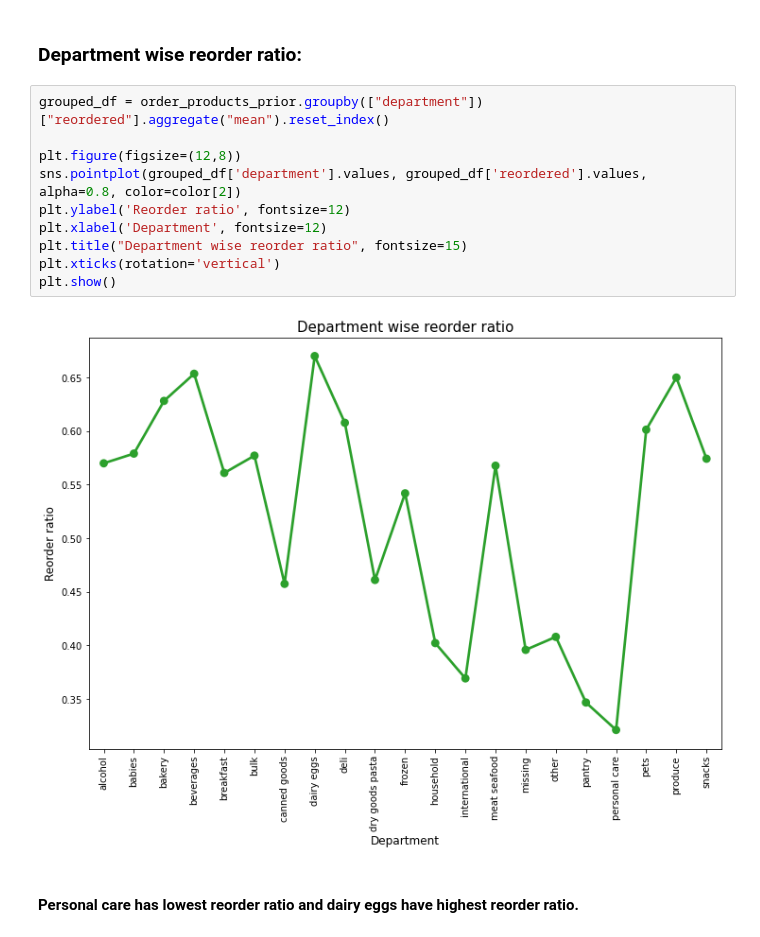
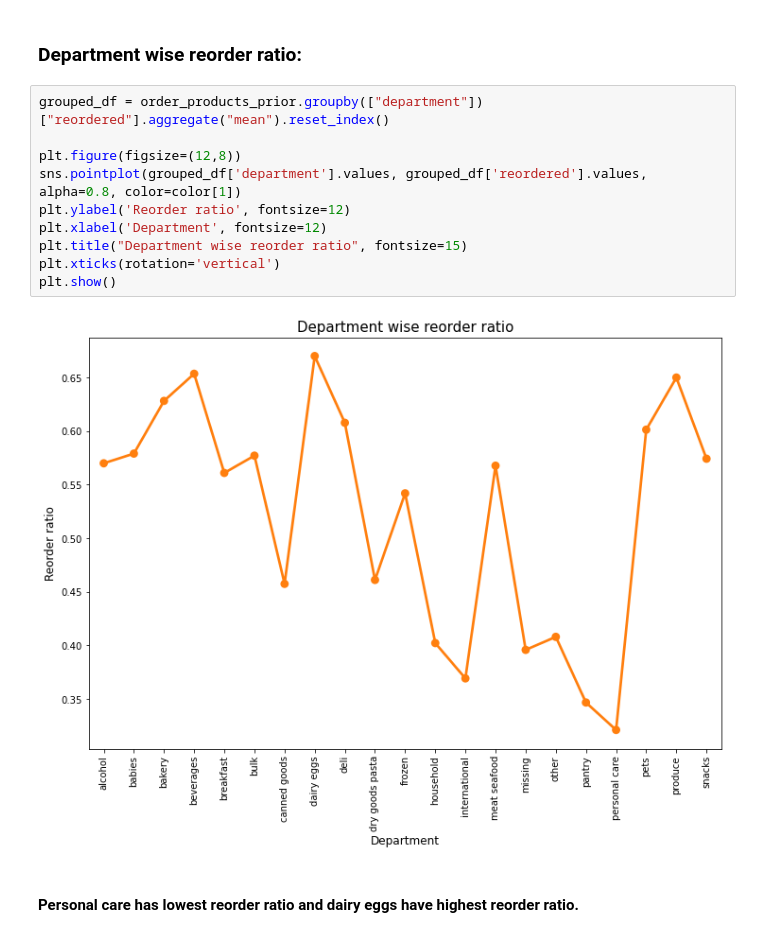
Before and after one commit to ProjectGroup17/Instacart, a Jupyter notebook: Instacart_Market_Basket_Analysis.ipynb, the cells around one changed output. Cells and saved outputs as stored; diff of their text form.

```diff
--- a/Instacart_Market_Basket_Analysis.ipynb
+++ b/Instacart_Market_Basket_Analysis.ipynb
@@ -478,15 +478,15 @@ grouped_df[0]
 # %%
 grouped_df = order_products_prior.groupby(["department"])["reordered"].aggregate("mean").reset_index()
 
 plt.figure(figsize=(12,8))
-sns.pointplot(grouped_df['department'].values, grouped_df['reordered'].values, alpha=0.8, color=color[2])
+sns.pointplot(grouped_df['department'].values, grouped_df['reordered'].values, alpha=0.8, color=color[1])
 plt.ylabel('Reorder ratio', fontsize=12)
 plt.xlabel('Department', fontsize=12)
 plt.title("Department wise reorder ratio", fontsize=15)
 plt.xticks(rotation='vertical')
 plt.show()
 # %% [output]
-[figure, old version]
+[figure, new version]
 # %% [markdown]
 #### Personal care has lowest reorder ratio and dairy eggs have highest reorder ratio.
 # %% [markdown]
```
Also changed, not shown: parts of 4 cells of this notebook.
